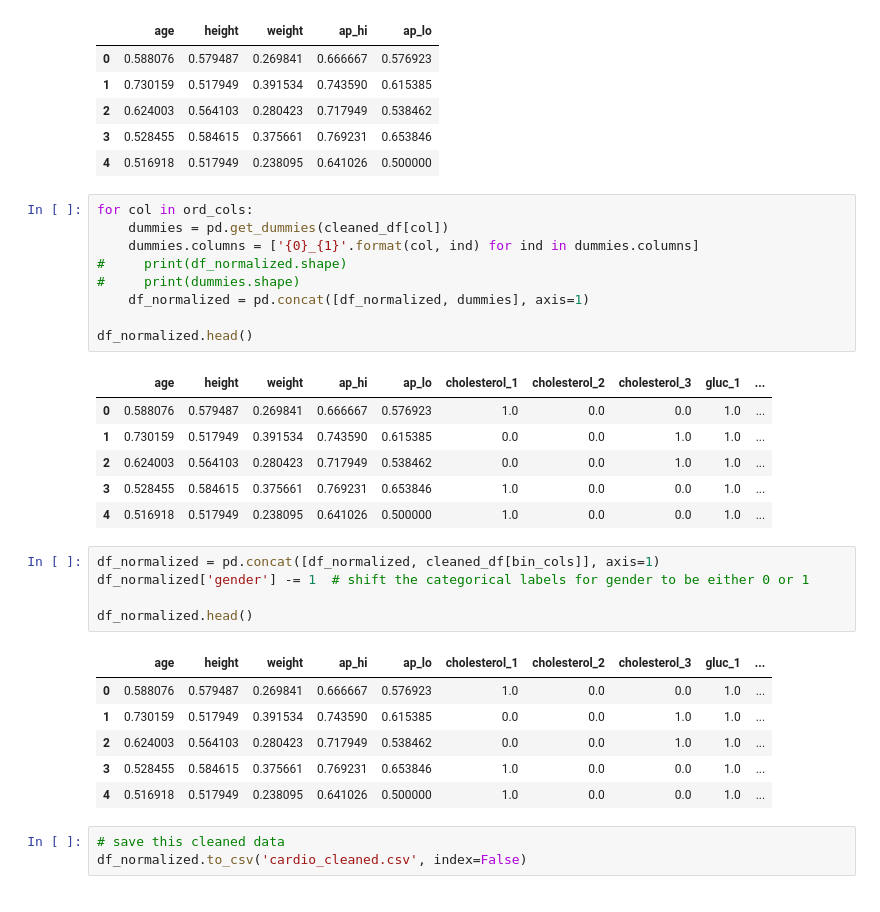
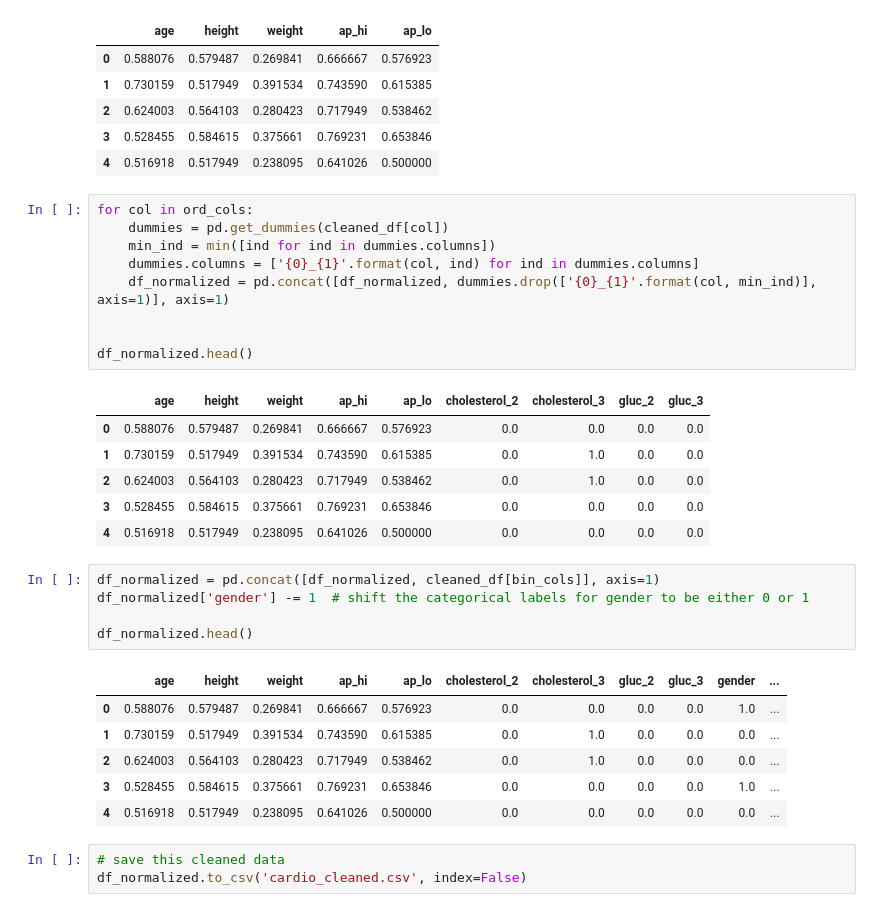
Before and after one commit to caravanuden/cardio, a Jupyter notebook: eda.ipynb, the cells around one changed output. Saved outputs shown, nothing was run; the diff lists cells and outputs as text.

```diff
--- a/eda.ipynb
+++ b/eda.ipynb
@@ -159,31 +159,31 @@ df_normalized.head()
 # %%
 for col in ord_cols:
     dummies = pd.get_dummies(cleaned_df[col])
+    min_ind = min([ind for ind in dummies.columns])
     dummies.columns = ['{0}_{1}'.format(col, ind) for ind in dummies.columns]
-#     print(df_normalized.shape)
-#     print(dummies.shape)
-    df_normalized = pd.concat([df_normalized, dummies], axis=1)
+    df_normalized = pd.concat([df_normalized, dummies.drop(['{0}_{1}'.format(col, min_ind)], axis=1)], axis=1)
+
 
 df_normalized.head()
 # %% [output]
-|  | age | height | weight | ap_hi | ap_lo | cholesterol_1 | cholesterol_2 | cholesterol_3 | gluc_1 | ... |
-| 0 | 0.588076 | 0.579487 | 0.269841 | 0.666667 | 0.576923 | 1.0 | 0.0 | 0.0 | 1.0 | ... |
-| 1 | 0.730159 | 0.517949 | 0.391534 | 0.743590 | 0.615385 | 0.0 | 0.0 | 1.0 | 1.0 | ... |
-| 2 | 0.624003 | 0.564103 | 0.280423 | 0.717949 | 0.538462 | 0.0 | 0.0 | 1.0 | 1.0 | ... |
-| 3 | 0.528455 | 0.584615 | 0.375661 | 0.769231 | 0.653846 | 1.0 | 0.0 | 0.0 | 1.0 | ... |
-| 4 | 0.516918 | 0.517949 | 0.238095 | 0.641026 | 0.500000 | 1.0 | 0.0 | 0.0 | 1.0 | ... |
+|  | age | height | weight | ap_hi | ap_lo | cholesterol_2 | cholesterol_3 | gluc_2 | gluc_3 |
+| 0 | 0.588076 | 0.579487 | 0.269841 | 0.666667 | 0.576923 | 0.0 | 0.0 | 0.0 | 0.0 |
+| 1 | 0.730159 | 0.517949 | 0.391534 | 0.743590 | 0.615385 | 0.0 | 1.0 | 0.0 | 0.0 |
+| 2 | 0.624003 | 0.564103 | 0.280423 | 0.717949 | 0.538462 | 0.0 | 1.0 | 0.0 | 0.0 |
+| 3 | 0.528455 | 0.584615 | 0.375661 | 0.769231 | 0.653846 | 0.0 | 0.0 | 0.0 | 0.0 |
+| 4 | 0.516918 | 0.517949 | 0.238095 | 0.641026 | 0.500000 | 0.0 | 0.0 | 0.0 | 0.0 |
 # %%
 df_normalized = pd.concat([df_normalized, cleaned_df[bin_cols]], axis=1)
 df_normalized['gender'] -= 1  # shift the categorical labels for gender to be either 0 or 1
 
 df_normalized.head()
 # %% [output]
-|  | age | height | weight | ap_hi | ap_lo | cholesterol_1 | cholesterol_2 | cholesterol_3 | gluc_1 | ... |
-| 0 | 0.588076 | 0.579487 | 0.269841 | 0.666667 | 0.576923 | 1.0 | 0.0 | 0.0 | 1.0 | ... |
-| 1 | 0.730159 | 0.517949 | 0.391534 | 0.743590 | 0.615385 | 0.0 | 0.0 | 1.0 | 1.0 | ... |
-| 2 | 0.624003 | 0.564103 | 0.280423 | 0.717949 | 0.538462 | 0.0 | 0.0 | 1.0 | 1.0 | ... |
-| 3 | 0.528455 | 0.584615 | 0.375661 | 0.769231 | 0.653846 | 1.0 | 0.0 | 0.0 | 1.0 | ... |
-| 4 | 0.516918 | 0.517949 | 0.238095 | 0.641026 | 0.500000 | 1.0 | 0.0 | 0.0 | 1.0 | ... |
+|  | age | height | weight | ap_hi | ap_lo | cholesterol_2 | cholesterol_3 | gluc_2 | gluc_3 | gender | ... |
+| 0 | 0.588076 | 0.579487 | 0.269841 | 0.666667 | 0.576923 | 0.0 | 0.0 | 0.0 | 0.0 | 1.0 | ... |
+| 1 | 0.730159 | 0.517949 | 0.391534 | 0.743590 | 0.615385 | 0.0 | 1.0 | 0.0 | 0.0 | 0.0 | ... |
+| 2 | 0.624003 | 0.564103 | 0.280423 | 0.717949 | 0.538462 | 0.0 | 1.0 | 0.0 | 0.0 | 0.0 | ... |
+| 3 | 0.528455 | 0.584615 | 0.375661 | 0.769231 | 0.653846 | 0.0 | 0.0 | 0.0 | 0.0 | 1.0 | ... |
+| 4 | 0.516918 | 0.517949 | 0.238095 | 0.641026 | 0.500000 | 0.0 | 0.0 | 0.0 | 0.0 | 0.0 | ... |
 # %%
 # save this cleaned data
 df_normalized.to_csv('cardio_cleaned.csv', index=False)
```
Also changed, not shown: parts of 3 cells of this notebook, 1 other file.
